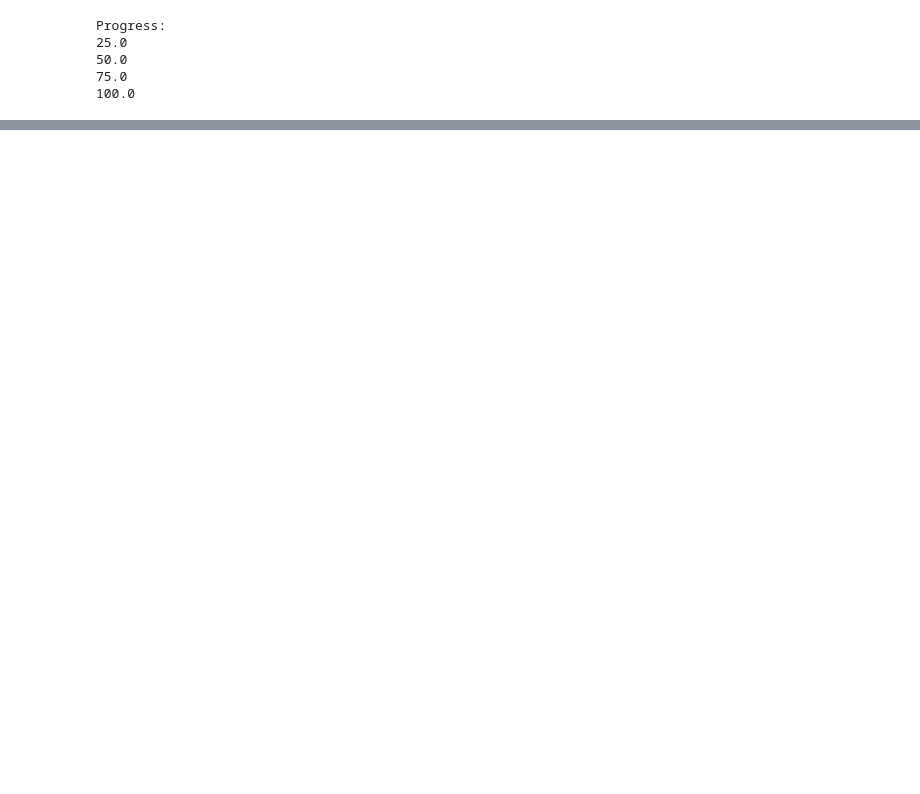
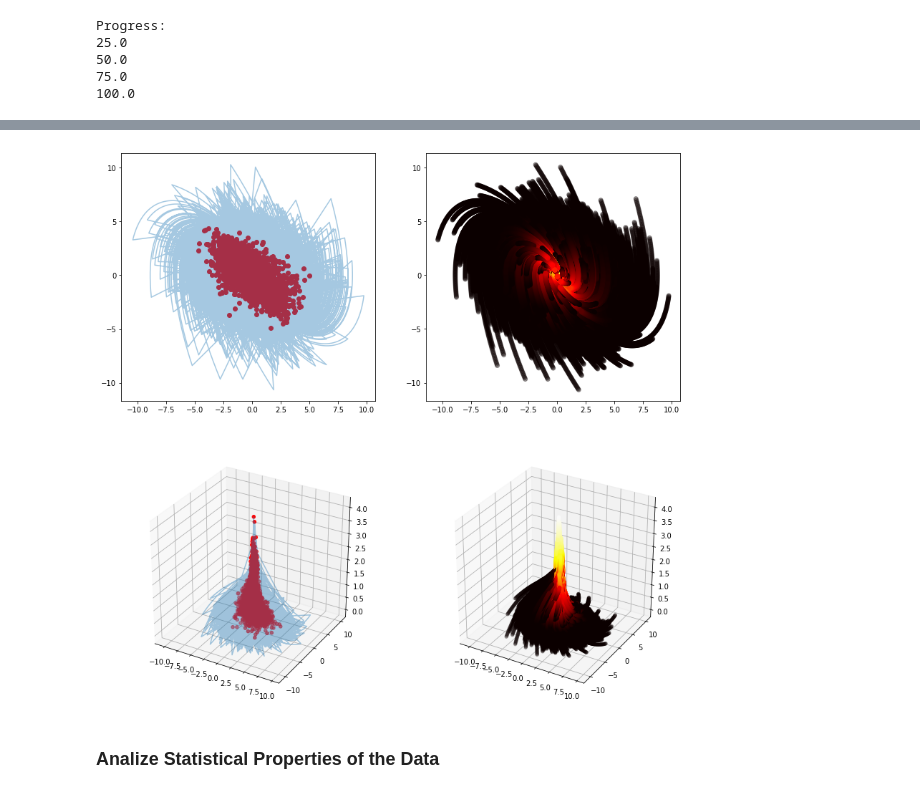
Before and after one commit to massastrello/PDMP-ID, a Jupyter notebook: pyPDMP/notebooks/HSIS-ID.ipynb, the cells around one changed output, grey strips where cells are left out. Saved outputs shown, nothing was run; the diff lists cells and outputs as text; code cells hidden in the pictures; blank space fills up the shorter version.

```diff
--- a/pyPDMP/notebooks/HSIS-ID.ipynb
+++ b/pyPDMP/notebooks/HSIS-ID.ipynb
@@ -155,0 +137,5 @@ Text(0.5, 0, 'event time')
+# %%
+def TotalJumpProb(x,t):
+    return multivariate_normal.pdf(x,mu,Sigma)*CumExpDist(t,tau)
+
+Ptot = [TotalJumpProb(Xtot[i,:2],Xtot[i,2]) for i in range(len(Xtot))]
@@ -155,0 +154,25 @@ Text(0.5, 0, 'event time')
+# %%
+cmap = matplotlib.cm.get_cmap('hot')
+normalize = matplotlib.colors.Normalize(vmin=min(Ptot), vmax=max(Ptot))
+colors = [cmap(normalize(value)) for value in Ptot]
+# %%
+%matplotlib inline
+
+fig = plt.figure(figsize=(14, 14));
+ax1 = fig.add_subplot(221);
+ax1.plot(Xtot[:,0],Xtot[:,1],alpha = 0.4);
+ax1.scatter(Xevent[:,0],Xevent[:,1],color = 'red');
+#
+ax2 = fig.add_subplot(222);
+ax2.scatter(Xtot[:,0], Xtot[:,1], color=colors, alpha = 0.4);
+#
+ax3 = fig.add_subplot(223,  projection='3d');
+ax3.plot(Xtot[:,0],Xtot[:,1], Xtot[:,2], alpha = 0.4);
+ax3.scatter(Xevent[:,0],Xevent[:,1], Xevent[:,2], color = 'red');
+#
+ax4 = fig.add_subplot(224,  projection='3d');
+ax4.scatter(Xtot[:,0], Xtot[:,1], Xtot[:,2],  color=colors, alpha = 0.2);
+# %% [output]
+[figure, added]
+# %% [markdown]
+### Analize Statistical Properties of the Data
```
Also changed, not shown: parts of 25 cells of this notebook.
